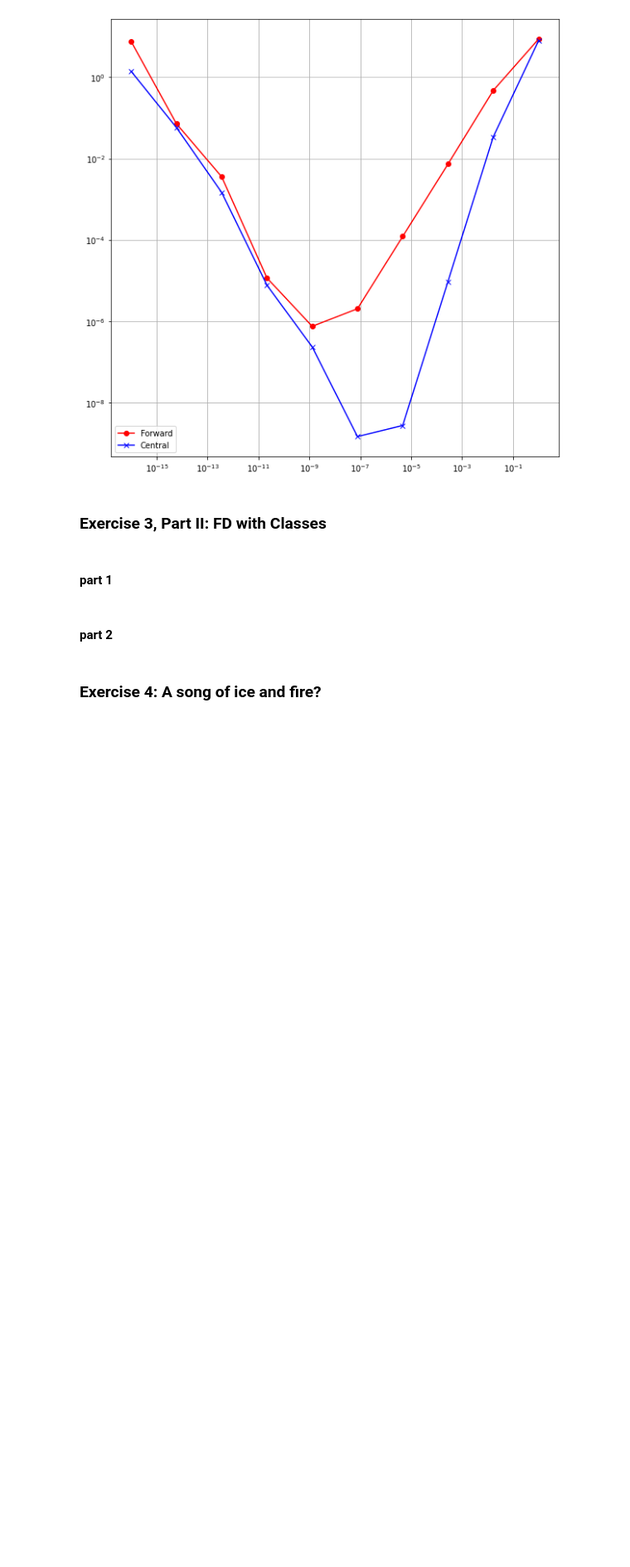
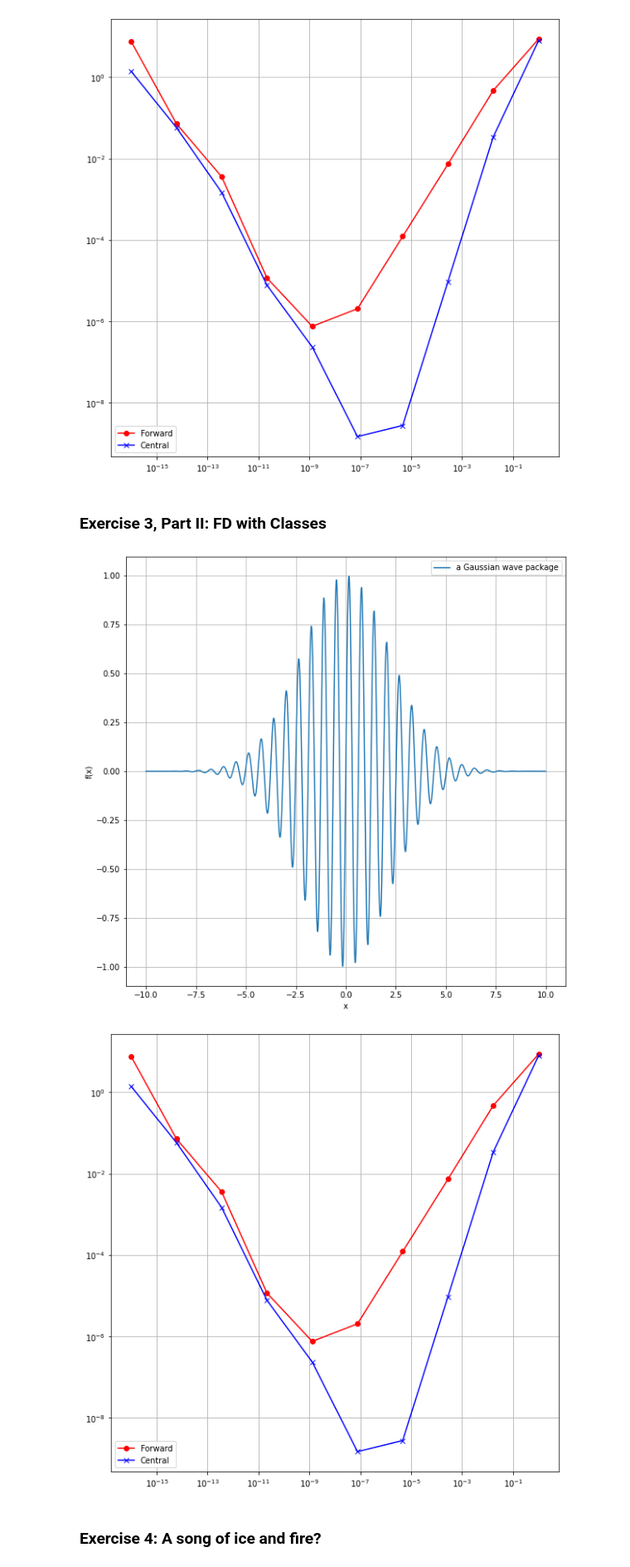
Before and after one commit to adnehk/Project1_MOD510, a Jupyter notebook: Project1_15.ipynb, the cells around one changed output. Shown at 83% size. Drawn from its saved outputs; the diff is of its cells as text; code cells hidden in the pictures; blank space fills up the shorter version.

```diff
--- a/Project1_15.ipynb
+++ b/Project1_15.ipynb
@@ -228,10 +228,54 @@ plt.show()
 [figure]
 # %% [markdown]
 ###  Exercise 3, Part II: FD with Classes ###
-# %% [markdown]
-#### part 1 ####
-# %% [markdown]
-#### part 2 ####
+# %%
+class WavePacket:
+    def __init__(self, a, b, x, h):
+        self.a = a
+        self.b = b
+        self.x = x
+        self.h = h
+
+    def f(self):
+        return np.sin(self.b*self.x)*np.exp(-self.a*self.x*self.x)
+
+    def der_f(self):
+        return self.b* np.cos(self.b*self.x)* np.exp(-self.a*(self.x**2))-2*self.a*self.x*np.sin(self.b*self.x)*np.exp(-self.a*(self.x**2))
+
+    def fd(self):
+        return (f(self.x+self.h)-f(self.x))/self.h
+
+    def fc(self):
+        return 0.5*(f(self.x+self.h)-f(self.x-self.h))/self.h
+
+    def plot(self, x_min=-10, x_max=10, dx=0.01):
+        x = np.arange(x_min, x_max, dx)
+        plt.figure(figsize=(10,10))
+        plt.plot(x, f(x), label="a Gaussian wave package")
+        plt.xlabel("x")
+        plt.ylabel("f(x)")
+        plt.legend()
+        plt.grid()
+        plt.show()
+
+    def scatter_error(self):
+        plt.figure(figsize=(10,10))
+        plt.plot(self.h, abs(der_f(self.x)-fd(f,self.x,self.h)), "-or", label="Forward")
+        plt.plot(self.h, abs(der_f(self.x)-fc(f,self.x,self.h)), "-xb", label="Central")
+        plt.grid()
+        plt.legend()
+        plt.xscale("log")
+        plt.yscale("log")
+        plt.show()
+# %%
+h = np.logspace(-16, 0, 10)
+x = 1
+WP1 = WavePacket(0.1, 2, x, h) # a=0.1, b=2
+WP1.plot()
+WP1.scatter_error()
+# %% [output]
+[figure, added]
+[figure, added]
 # %% [markdown]
 ### Exercise 4: A song of ice and fire?
 # %% [markdown]
```
